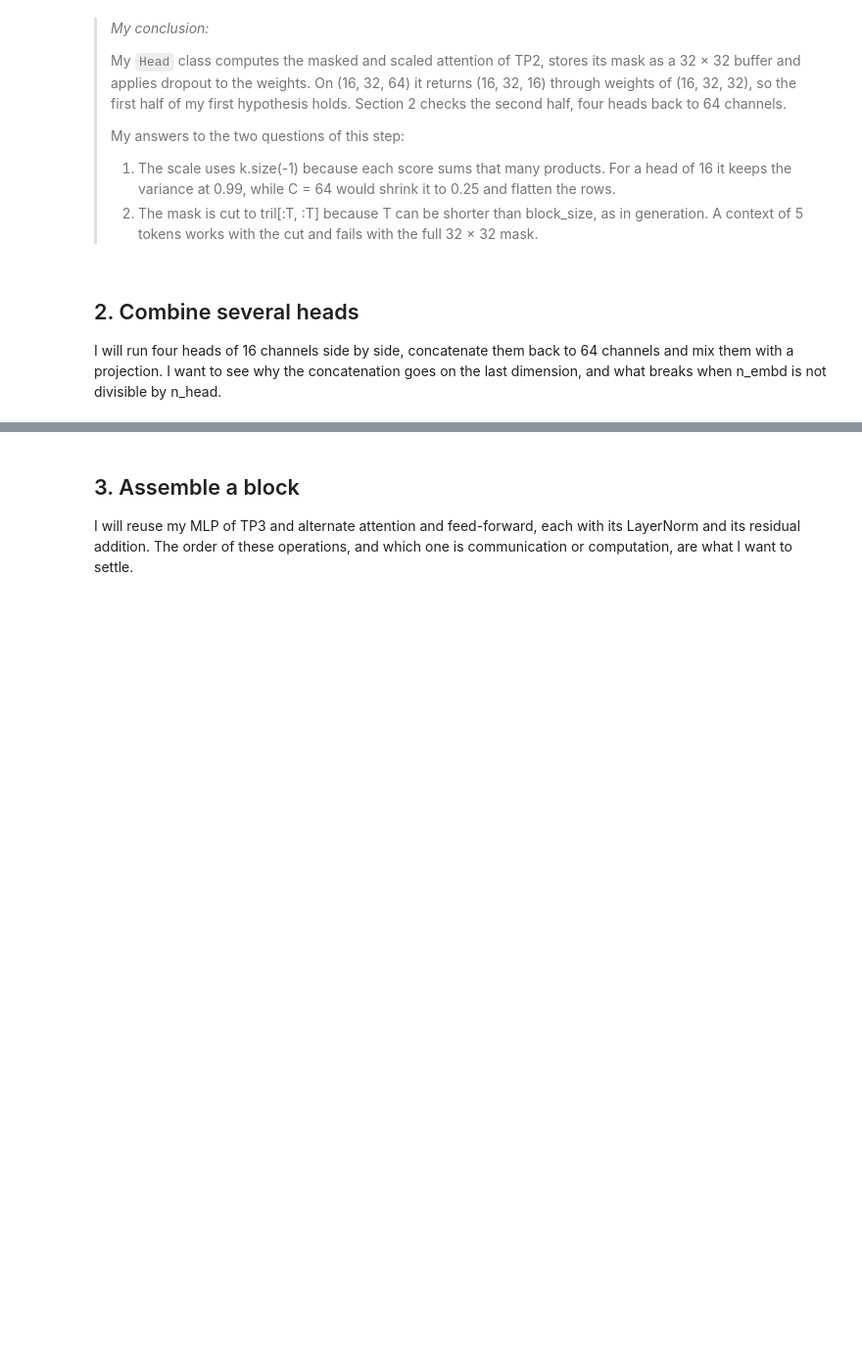
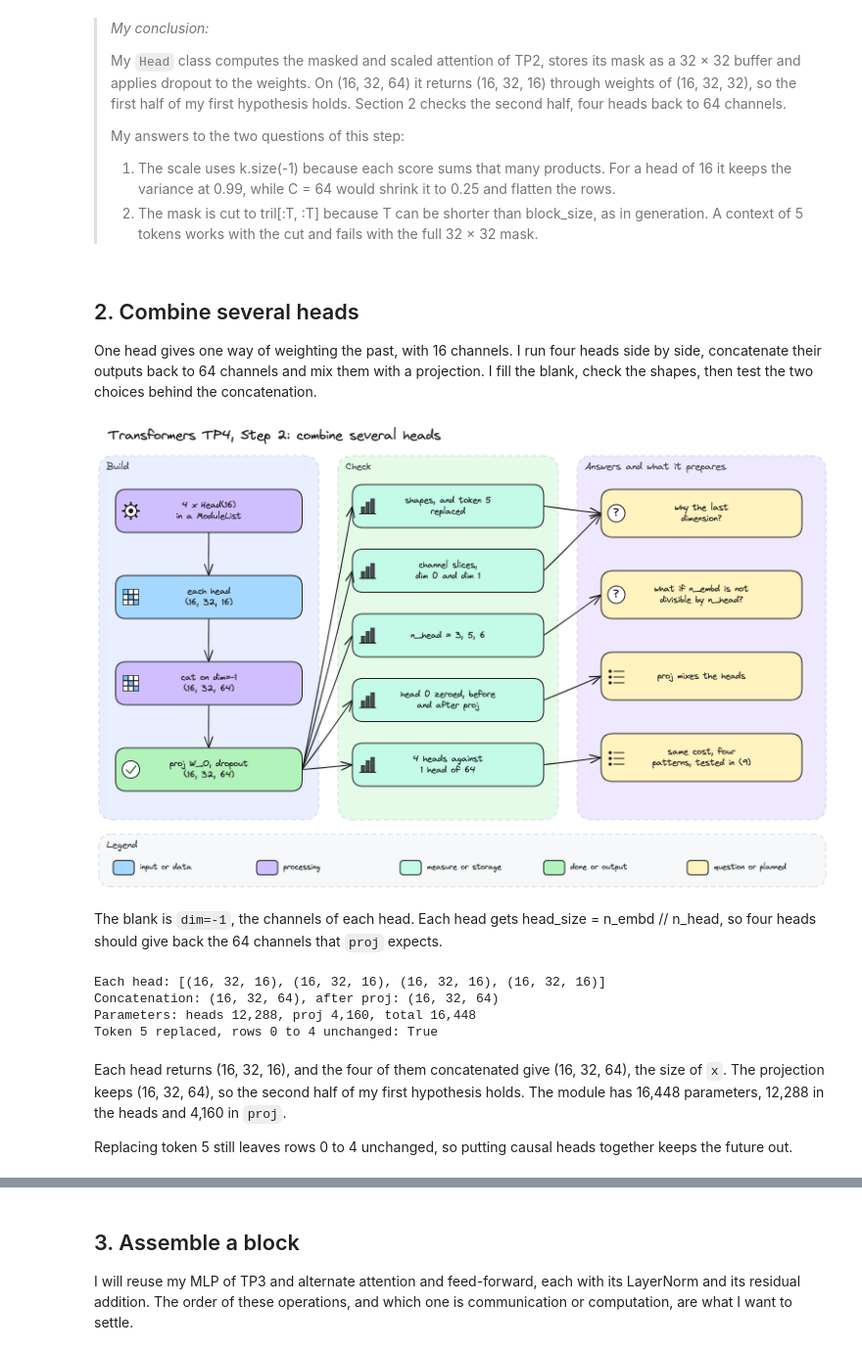
Before and after one commit to mcrayssac/ING3_IAA_GB_NLP, a Jupyter notebook: TP4_transformers.ipynb, the cells around one changed output, grey strips where cells are left out. Shown at 98% size. Saved outputs shown, nothing was run; the diff lists cells and outputs as text; code cells hidden in the pictures; blank space fills up the shorter version.

Commit message:
TP4 transformers step 2

```diff
--- a/TP4_transformers.ipynb
+++ b/TP4_transformers.ipynb
@@ -393,4 +393,9 @@ The class gives the same output as my TP2 lines with the same layers, with allcl
 # %% [markdown]
 ## 2. Combine several heads
 
-I will run four heads of 16 channels side by side, concatenate them back to 64 channels and mix them with a projection. I want to see why the concatenation goes on the last dimension, and what breaks when n_embd is not divisible by n_head.
+One head gives one way of weighting the past, with 16 channels. I run four heads side by side, concatenate their outputs back to 64 channels and mix them with a projection. I fill the blank, check the shapes, then test the two choices behind the concatenation.
+# %%
+# Step 2 diagram: four heads concatenated then projected, and the checks behind my answers.
+display(Image(filename='diagrams/transformers/tp4_step2.png', width=900))
+# %% [output]
+[figure, added]
@@ -396,0 +420,29 @@ I will run four heads of 16 channels side by side, concatenate them back to 64 c
+# %% [markdown]
+The blank is `dim=-1`, the channels of each head. Each head gets head_size = n_embd // n_head, so four heads should give back the 64 channels that `proj` expects.
+# %%
+# Do four heads give back 64 channels? Shapes of each head, the concatenation and the output.
+torch.manual_seed(1337)
+head_size = n_embd // n_head
+sa = MultiHeadAttention(n_head, head_size)
+x = torch.randn(batch_size, block_size, n_embd)
+head_outs = [h(x) for h in sa.heads]
+concat = torch.cat(head_outs, dim=-1)
+out = sa(x)
+print(f'Each head: {[tuple(o.shape) for o in head_outs]}')
+print(f'Concatenation: {tuple(concat.shape)}, after proj: {tuple(out.shape)}')
+print(f'Parameters: heads {sum(p.numel() for p in sa.heads.parameters()):,}, '
+      f'proj {sum(p.numel() for p in sa.proj.parameters()):,}, '
+      f'total {sum(p.numel() for p in sa.parameters()):,}')
+
+changed = x.clone()
+changed[0, 5] = torch.randn(n_embd)
+print(f'Token 5 replaced, rows 0 to 4 unchanged: {torch.equal(sa(changed)[0, :5], out[0, :5])}')
+# %% [output]
+Each head: [(16, 32, 16), (16, 32, 16), (16, 32, 16), (16, 32, 16)]
+Concatenation: (16, 32, 64), after proj: (16, 32, 64)
+Parameters: heads 12,288, proj 4,160, total 16,448
+Token 5 replaced, rows 0 to 4 unchanged: True
+# %% [markdown]
+Each head returns (16, 32, 16), and the four of them concatenated give (16, 32, 64), the size of `x`. The projection keeps (16, 32, 64), so the second half of my first hypothesis holds. The module has 16,448 parameters, 12,288 in the heads and 4,160 in `proj`.
+
+Replacing token 5 still leaves rows 0 to 4 unchanged, so putting causal heads together keeps the future out.
```
Also changed, not shown: parts of 10 cells of this notebook, 4 other files.
